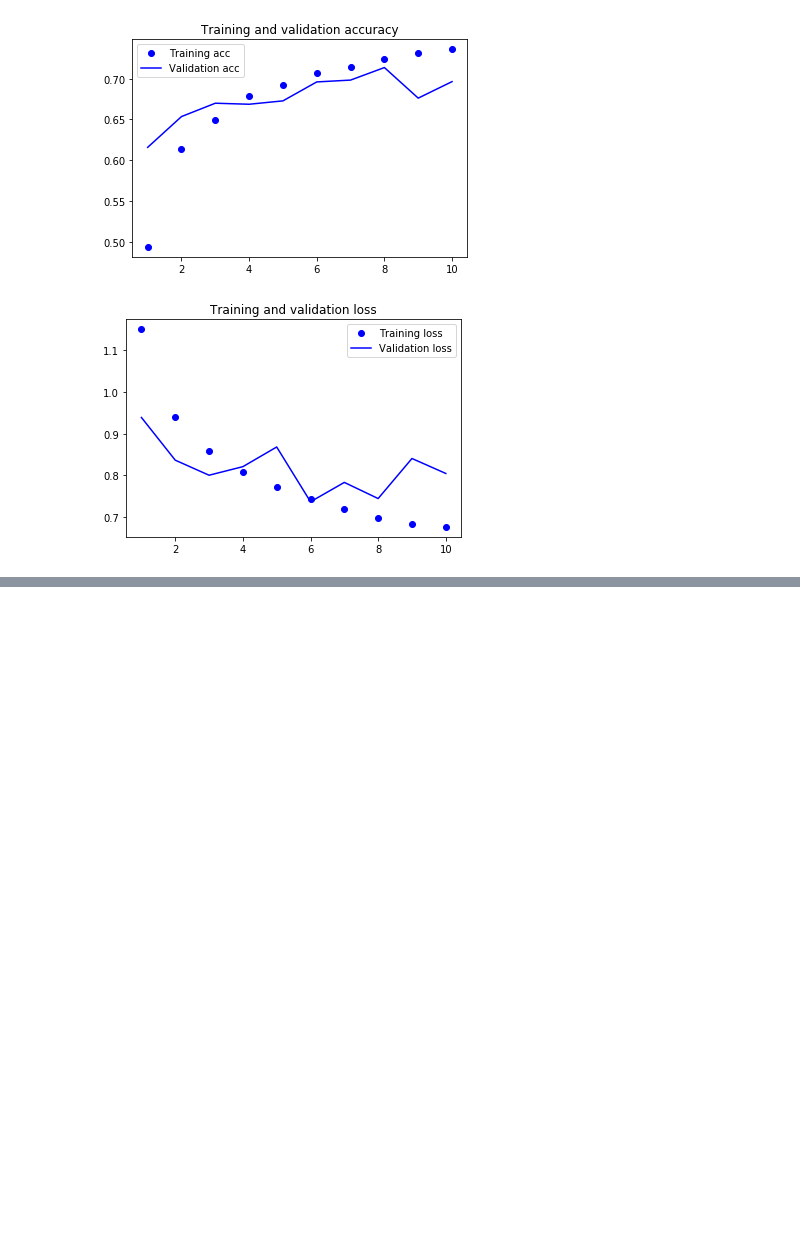
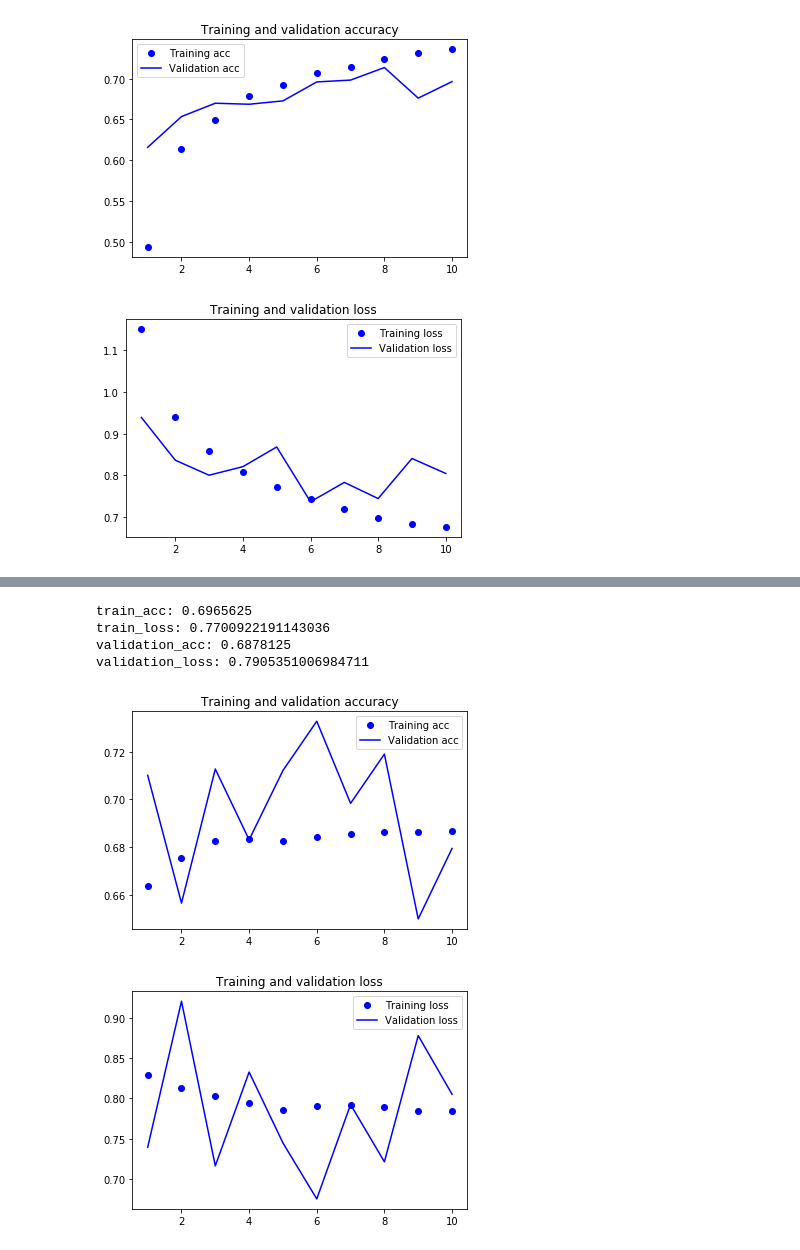
Before and after one commit to teng-joyeen/teng-joyeen, a Jupyter notebook: Multi_Class_Weather_Recognition_and_Classification_on_Outdoor_Images_2.ipynb, the cells around one changed output, grey strips where cells are left out. Drawn from its saved outputs; the diff is of its cells as text; code cells hidden in the pictures; blank space fills up the shorter version.

```diff
--- a/Multi_Class_Weather_Recognition_and_Classification_on_Outdoor_Images_2.ipynb
+++ b/Multi_Class_Weather_Recognition_and_Classification_on_Outdoor_Images_2.ipynb
@@ -1985,3 +1985,22 @@ validation_loss: 0.8063231515884399
 [figure]
 # %%
 smaller4_model_dropout2.save('/content/drive/My Drive/Multi-Class Weather/weather_13.h5')
+# %%
+from keras import layers
+from keras import models
+
+small4_model_dropout = models. Sequential()
+small4_model_dropout.add(layers.Conv2D(16, (3, 3), activation='relu', input_shape=(150, 150, 3)))
+small4_model_dropout.add(layers.MaxPooling2D((2, 2)))
+small4_model_dropout.add(layers.Conv2D(32, (3, 3), activation='relu'))
+small4_model_dropout.add(layers.MaxPooling2D((2, 2)))
+small4_model_dropout.add(layers.Conv2D(64, (3, 3), activation='relu'))
+small4_model_dropout.add(layers.MaxPooling2D((2, 2)))
+small4_model_dropout.add(layers.Conv2D(64, (3, 3), activation='relu'))
+small4_model_dropout.add(layers.MaxPooling2D((2, 2)))
+small4_model_dropout.add(layers.Flatten())
+small4_model_dropout.add(layers.Dense(256, activation='relu'))
+small4_model_dropout.add(layers.Dropout(0.5))
+small4_model_dropout.add(layers.Dense(4, activation='softmax'))
+
+small4_model_dropout.summary()
@@ -1987,0 +2161,39 @@ smaller4_model_dropout2.save('/content/drive/My Drive/Multi-Class Weather/weathe
+# %%
+train_loss, train_acc = small4_model_dropout.evaluate_generator(train_generator, steps=50)
+print('train_acc:', train_acc)
+print('train_loss:', train_loss)
+
+validation_loss, validation_acc = small4_model_dropout.evaluate_generator(validation_generator, steps=50)
+print('validation_acc:', validation_acc)
+print('validation_loss:', validation_loss)
+
+import matplotlib.pyplot as plt
+
+acc = small4_model_dropout_history.history['acc']
+val_acc = small4_model_dropout_history.history['val_acc']
+loss = small4_model_dropout_history.history['loss']
+val_loss = small4_model_dropout_history.history['val_loss']
+
+epochs = range(1, len(acc) + 1)
+
+plt.plot(epochs, acc, 'bo', label='Training acc')
+plt.plot(epochs, val_acc, 'b', label='Validation acc')
+plt.title('Training and validation accuracy')
+plt.legend()
+
+plt.figure()
+
+# Plot training and validation loss per epoch
+plt.plot(epochs, loss, 'bo', label='Training loss')
+plt.plot(epochs, val_loss, 'b', label='Validation loss')
+plt.title('Training and validation loss')
+plt.legend()
+
+plt.show()
+# %% [output]
+train_acc: 0.6965625
+train_loss: 0.7700922191143036
+validation_acc: 0.6878125
+validation_loss: 0.7905351006984711
+[figure, added]
+[figure, added]
```
Also changed, not shown: parts of 4 cells of this notebook.
